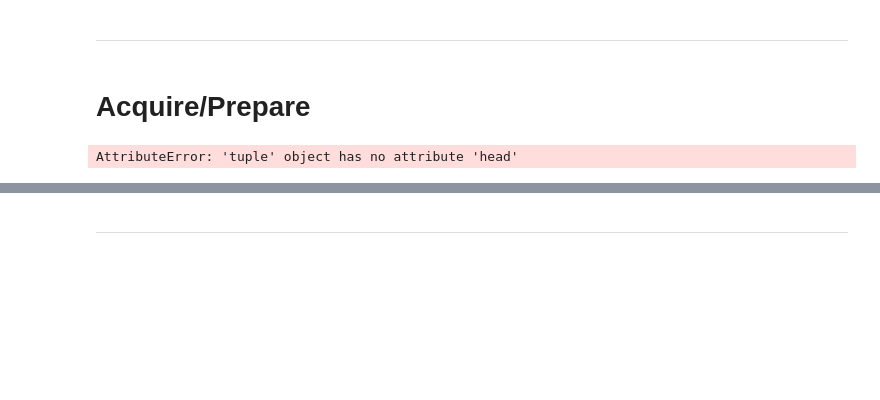
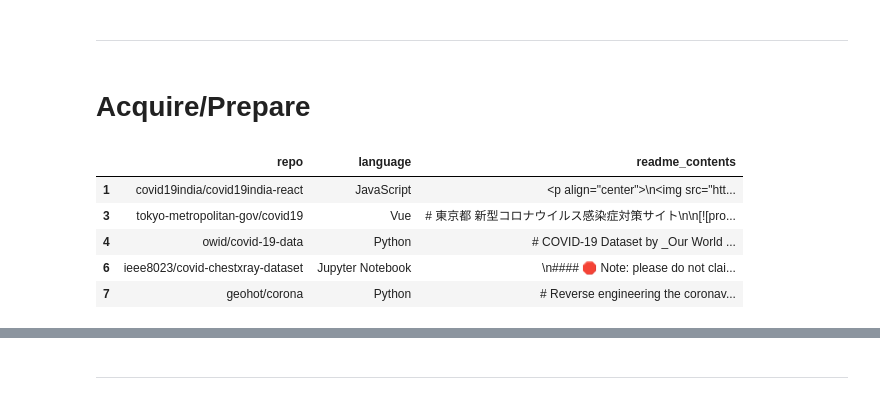
Before and after one commit to NLP-Project-CRT/NLP-Project, a Jupyter notebook: Tasha Initial.ipynb, the cells around one changed output, grey strips where cells are left out. Saved outputs shown, nothing was run; the diff lists cells and outputs as text; code cells hidden in the pictures; blank space fills up the shorter version.

```diff
--- a/Tasha Initial.ipynb
+++ b/Tasha Initial.ipynb
@@ -51,4 +48,0 @@ df= w.wrangle_github_repos(new_pickles=False, get_new_links=False,
-# %%
-df.head()
-# %% [output]
-AttributeError: 'tuple' object has no attribute 'head'
@@ -55,3 +58,16 @@ AttributeError: 'tuple' object has no attribute 'head'
+# %%
+#turn into a DF
+df = pd.DataFrame(df)
+
+#take a look at the data
+df.head()
+# %% [output]
+|  | repo | language | readme_contents |
+| 1 | covid19india/covid19india-react | JavaScript | <p align="center">\n<img src="htt... |
+| 3 | tokyo-metropolitan-gov/covid19 | Vue | # 東京都 新型コロナウイルス感染症対策サイト\n\n[![pro... |
+| 4 | owid/covid-19-data | Python | # COVID-19 Dataset by _Our World ... |
+| 6 | ieee8023/covid-chestxray-dataset | Jupyter Notebook | \n#### 🛑 Note: please do not clai... |
+| 7 | geohot/corona | Python | # Reverse engineering the coronav... |
 # %%
 #take a look at the df
 df.info()
```
Also changed, not shown: parts of 47 cells of this notebook.
